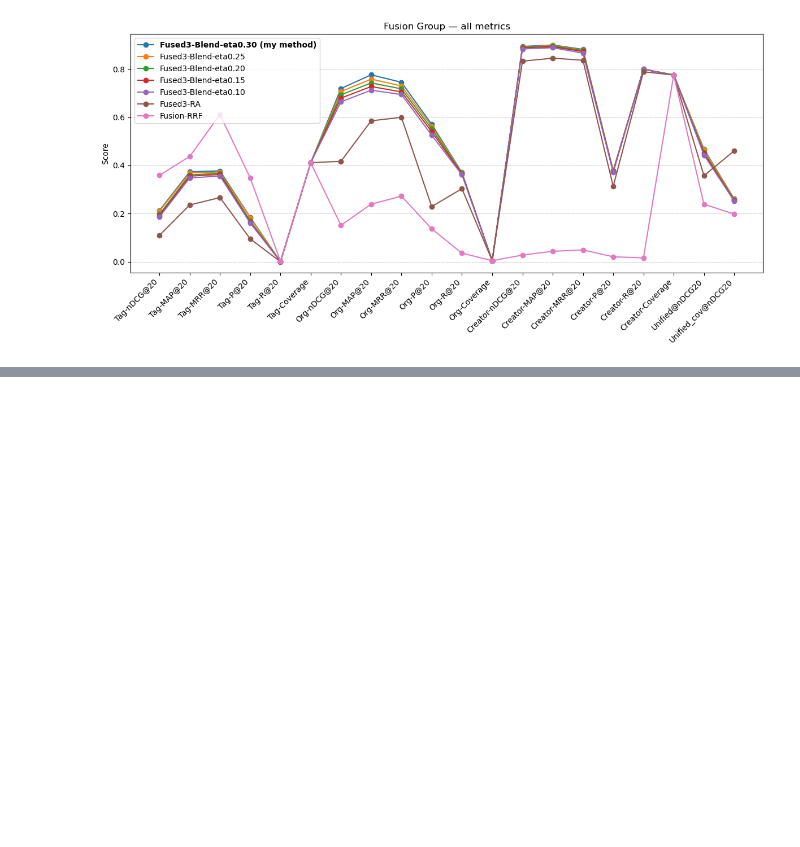
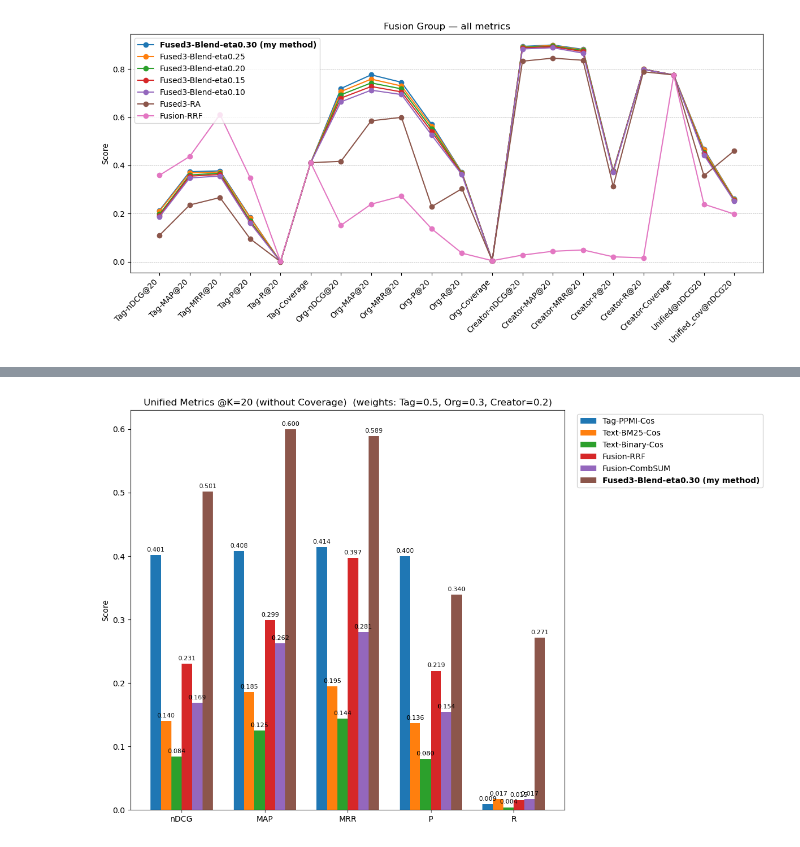
Before and after one commit to teikoyo/recsys, a Jupyter notebook: experiment_promotion.ipynb, the cells around one changed output, grey strips where cells are left out. Drawn from its saved outputs; the diff is of its cells as text; code cells hidden in the pictures; blank space fills up the shorter version.

```diff
--- a/experiment_promotion.ipynb
+++ b/experiment_promotion.ipynb
@@ -1925 +1925,53 @@ plt.show()
 [figure]
+# %%
+# 重新绘制图表，去除 Coverage 指标
+u = df.apply(to_unified_row, axis=1)
+plot_df = pd.concat([df[["method"]].reset_index(drop=True), u.reset_index(drop=True)], axis=1)
+
+# 保持与 SELECTED 相同的显示顺序
+order = {canon(n): i for i, n in enumerate(SELECTED)}
+plot_df["__o"] = plot_df["method"].apply(lambda x: order.get(canon(x), 999))
+plot_df = plot_df.sort_values("__o").drop(columns="__o")
+
+methods = plot_df["method"].tolist()
+# 移除 Coverage 指标
+series_names = ["Unified-nDCG","Unified-MAP","Unified-MRR","Unified-P","Unified-R"]
+vals = [plot_df[s].to_numpy(float) for s in series_names]
+
+# ---- 画一张图（分组柱状图）----
+M, K = len(series_names), len(methods)
+x = np.arange(M, dtype=float)
+width = min(0.75 / max(K, 1), 0.18)
+
+fig, ax = plt.subplots(figsize=(max(10, 1.8*M+3), 0.65*(K+6)))
+bars = []
+for i, mname in enumerate(methods):
+    offset = (i - (K - 1) / 2.0) * width
+    y = [vals[j][i] for j in range(M)]
+    bars_i = ax.bar(x + offset, y, width=width, label=mname)
+    bars.append(bars_i)
+
+ax.set_xticks(x)
+ax.set_xticklabels(["nDCG","MAP","MRR","P","R"])
+ax.set_ylabel("Score")
+ax.set_title(f"Unified Metrics @K=20 (without Coverage)  (weights: Tag={W_TAG}, Org={W_ORG}, Creator={W_CREATOR})")
+
+# 图例里把 my method 加粗并加标注
+leg = ax.legend(loc="upper left", bbox_to_anchor=(1.02, 1.00), frameon=True)
+for text in leg.get_texts():
+    if canon(text.get_text()) == canon(MY_METHOD):
+        text.set_text(f"{text.get_text()} (my method)")
+        text.set_fontweight("bold")
+
+# 小数值标签（可注释掉）
+for bars_i in bars:
+    for rect in bars_i:
+        h = rect.get_height()
+        ax.annotate(f"{h:.3f}", xy=(rect.get_x()+rect.get_width()/2, h),
+                    xytext=(0, 3), textcoords="offset points",
+                    ha='center', va='bottom', fontsize=8)
+
+fig.tight_layout()
+plt.show()
+# %% [output]
+[figure, added]
```
Also changed, not shown: parts of 3 cells of this notebook, 36 other files.
